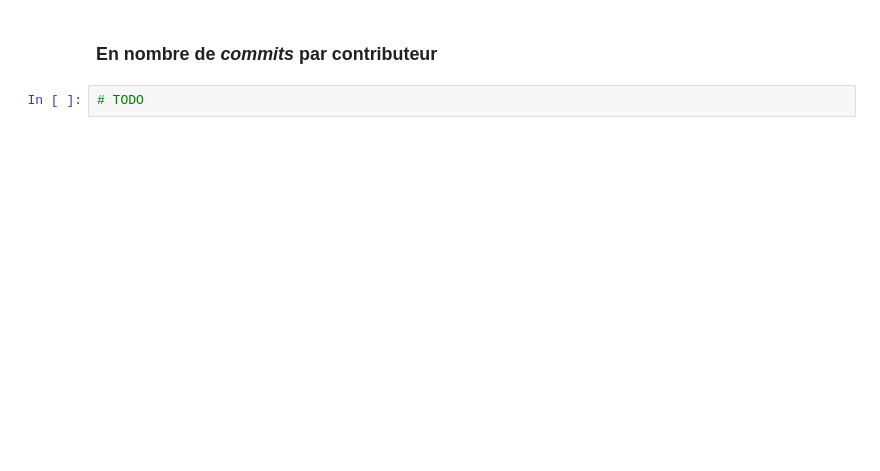
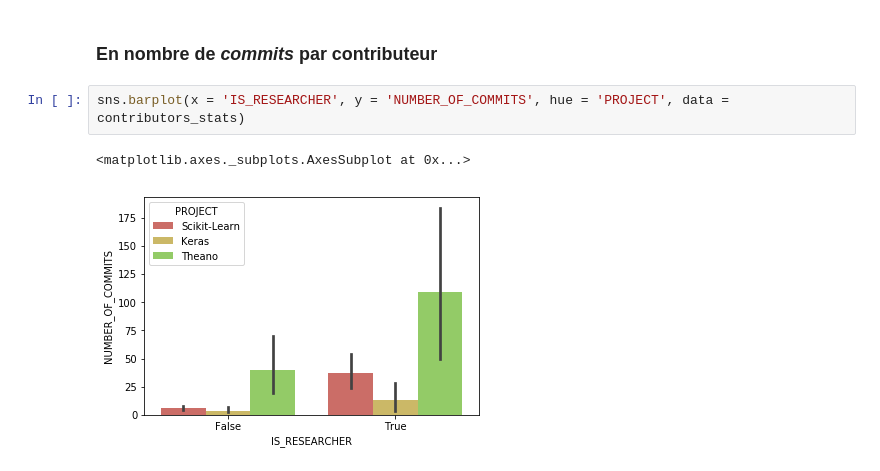
Before and after one commit to AntoineAube/commit-classification, a Jupyter notebook: researchers-contributors.ipynb, the cells around one changed output. Drawn from its saved outputs; the diff is of its cells as text; blank space fills up the shorter version.

```diff
--- a/researchers-contributors.ipynb
+++ b/researchers-contributors.ipynb
@@ -395,5 +329,8 @@ Participation (in # of DELETED_LINES) for project 'Theano', there has been:
 # %% [markdown]
 ### En nombre de *commits* par contributeur
-# %%
-# TODO
+# %%
+sns.barplot(x = 'IS_RESEARCHER', y = 'NUMBER_OF_COMMITS', hue = 'PROJECT', data = contributors_stats)
+# %% [output]
+<matplotlib.axes._subplots.AxesSubplot at 0x...>
+[figure, added]
 # %% [markdown]
```
Also changed, not shown: parts of 33 cells of this notebook, 4 other files.
